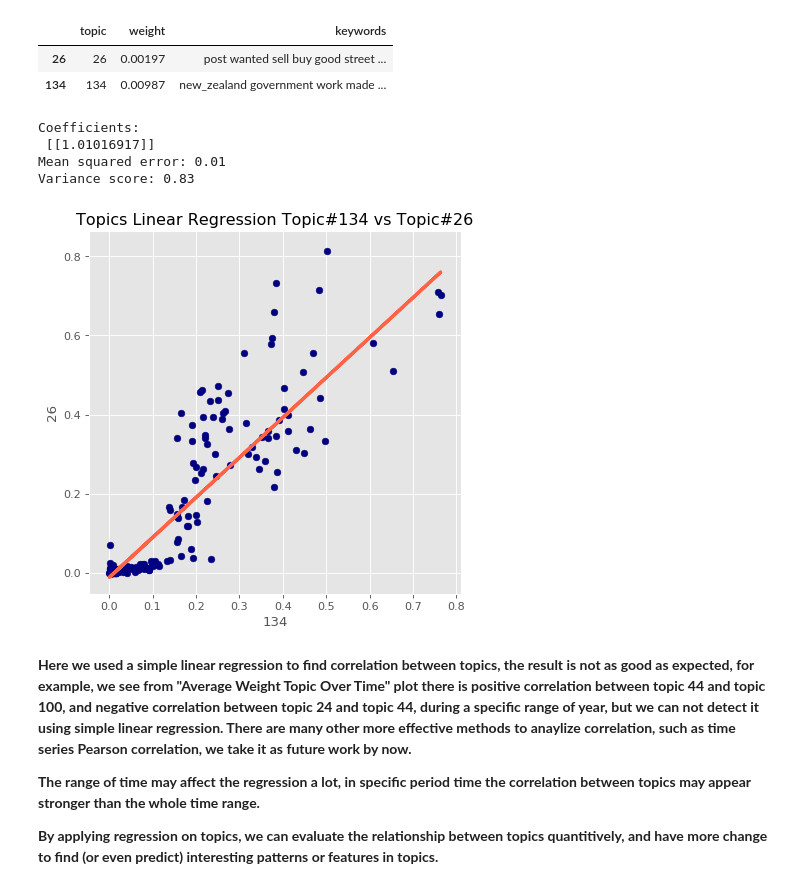
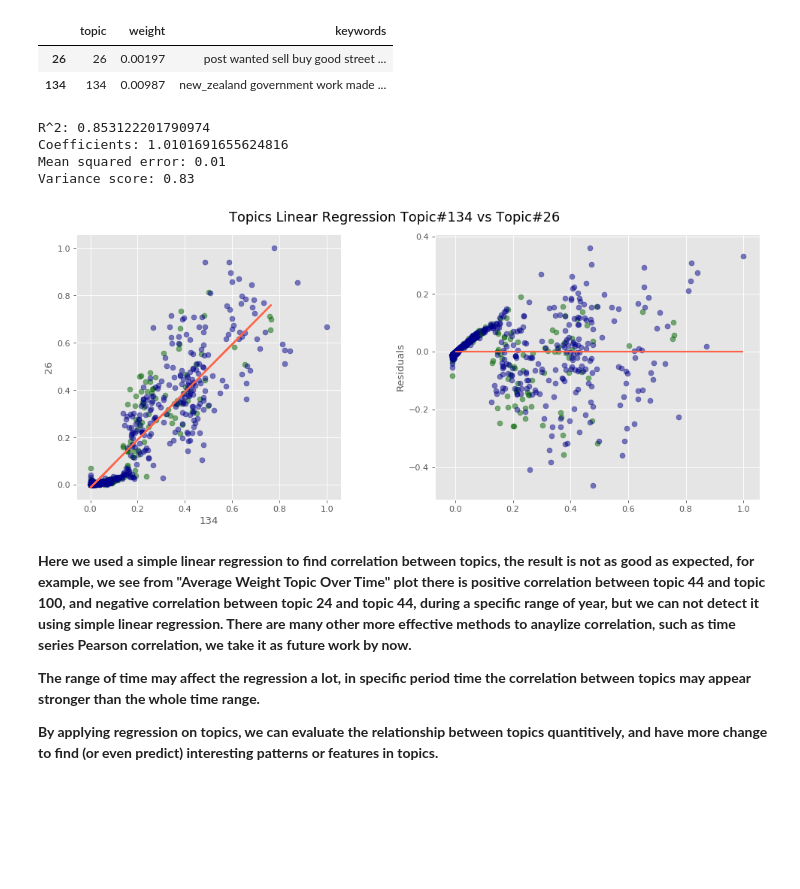
Before and after one commit to xandercai/papers-past-topic-modeling, a Jupyter notebook: 7-applying/1-mining.ipynb, the cells around one changed output. Cells and saved outputs as stored; diff of their text form; code cells hidden in the pictures; blank space fills up the shorter version.

```diff
--- a/7-applying/1-mining.ipynb
+++ b/7-applying/1-mining.ipynb
@@ -398,8 +421,11 @@ lr.fit(xTrain, yTrain)
 # predicting
 yPred = lr.predict(xTest)
 
+# the coefficient of determination (R^2)
+print('R^2:', lr.score(xTrain, yTrain))
+
 # The coefficients
-print('Coefficients: \n', lr.coef_)
+print('Coefficients:', lr.coef_[0][0])
 
 # The mean squared error
 print("Mean squared error: {:.2f}".format(mean_squared_error(yTest, yPred)))
@@ -407,23 +433,33 @@ print("Mean squared error: {:.2f}".format(mean_squared_error(yTest, yPred)))
 # Explained variance score: 1 is perfect prediction
 print('Variance score: {:.2f}'.format(r2_score(yTest, yPred)))
 # %% [output]
-Coefficients:
- [[1.01016917]]
+R^2: 0.853122201790974
+Coefficients: 1.0101691655624816
 Mean squared error: 0.01
 Variance score: 0.83
-# %%
-# Plot outputs
-plt.figure(figsize=(6, 6), dpi=dpi)
-plt.scatter(xTest, yTest,  color='navy')
-plt.plot(xTest, yPred, color='tomato', linewidth=3)
-
-plt.grid(True)
-plt.title('Topics Linear Regression Topic#{} vs Topic#{}'.format(pair[0], pair[1]))
-plt.xlabel(pair[0])
-plt.ylabel(pair[1])
-plt.show()
-# %% [output]
-[figure, removed]
+# %%
+# plot
+fig, axes = plt.subplots(nrows=1, ncols=2, figsize=(13, 5.5), dpi=dpi)
+
+axes[0].scatter(xTest, yTest,  color='darkgreen', s=40, alpha=0.5)
+axes[0].scatter(xTrain, yTrain,  color='darkblue', s=40, alpha=0.5)
+axes[0].plot(xTest, yPred, color='tomato', linewidth=2)
+axes[0].set_xlabel(pair[0])
+axes[0].set_ylabel(pair[1])
+axes[0].set_aspect('equal', 'box')
+
+axes[1].scatter(yPred, yPred - yTest, color='darkgreen', s=40, alpha=0.5)
+axes[1].scatter(lr.predict(xTrain), lr.predict(xTrain) - yTrain,  color='darkblue', s=40, alpha=0.5)
+axes[1].hlines(y=0, xmin=0, xmax=1, color='tomato', linewidth=2)
+axes[1].set_ylabel('Residuals')
+axes[1].set_aspect('equal', 'box')
+
+fig.suptitle('Topics Linear Regression Topic#{} vs Topic#{}'.format(pair[0], pair[1]), fontsize=16)
+fig.tight_layout()
+fig.subplots_adjust(top=0.91, wspace=0.1)
+plt.show()
+# %% [output]
+[figure, added]
 # %% [markdown]
 **Here we used a simple linear regression to find correlation between topics, the result is not as good as expected, for example, we see from "Average Weight Topic Over Time" plot there is positive correlation between topic 44 and topic 100, and negative correlation between topic 24 and topic 44, during a specific range of year, but we can not detect it using simple linear regression. There are many other more effective methods to anaylize correlation, such as time series Pearson correlation, we take it as future work by now.**
 
```
Also changed, not shown: parts of 15 cells of this notebook, 1 other file.
